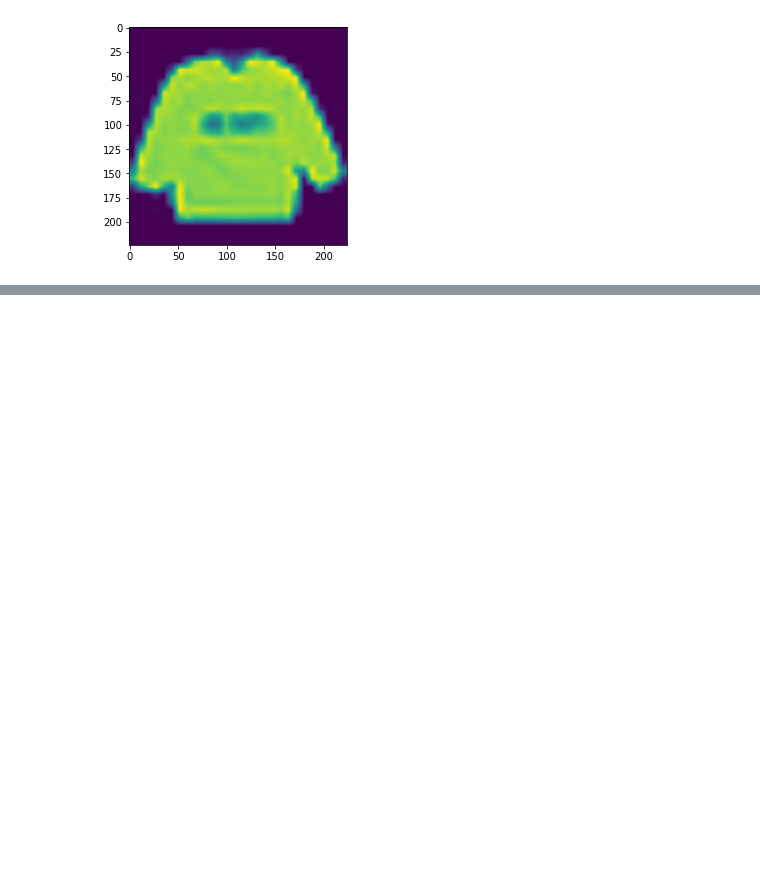
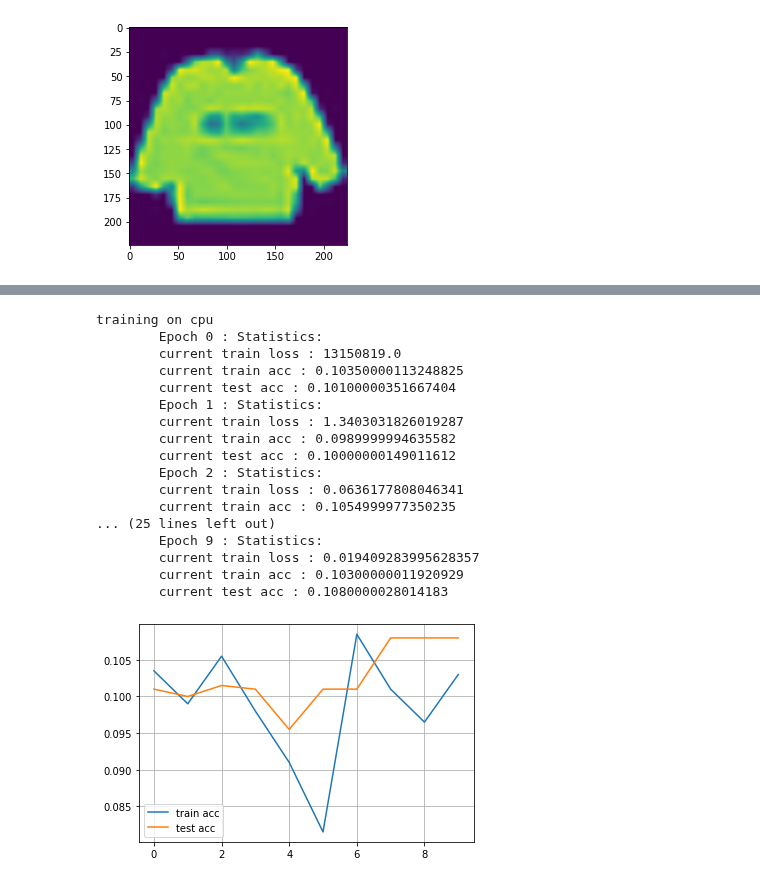
Before and after one commit to fanbyprinciple/d2l-fanbyprinciple, a Jupyter notebook: ch7_modern_convolutional_networks/implementing-cnns-in-the-name-of-fashion.ipynb, the cells around one changed output, grey strips where cells are left out. Drawn from its saved outputs; the diff is of its cells as text; code cells hidden in the pictures; blank space fills up the shorter version.

Commit message:
still stuck with alex net not training

```diff
--- a/ch7_modern_convolutional_networks/implementing-cnns-in-the-name-of-fashion.ipynb
+++ b/ch7_modern_convolutional_networks/implementing-cnns-in-the-name-of-fashion.ipynb
@@ -192,7 +199,7 @@ def full_accuracy(net, data_iter):
             total_acc += accuracy(y_hat, y)
             total_num += y.numel()
 
-    return acc_value/total_num
+    return total_acc/total_num
 # %%
 def train_net(net, train_dataloader, test_dataloader, lr, num_apochs=10):
 
@@ -218,20 +225,27 @@ def train_net(net, train_dataloader, test_dataloader, lr, num_apochs=10):
     for epoch in range(num_epochs):
         acc_value = 0
         total_number = 0
-        loss_value = 0
+        total_loss= 0
         for X,y in train_dataloader:
             X = X.to(device)
             y = y.to(device)
 
             y_hat = net(X)
             l = loss(y_hat, y)
-            loss_value += l
+
+            optimizer.zero_grad()
+            l.backward()
+            optimizer.step()
+
+            total_loss += l
             acc_value += accuracy(y_hat, y)
             total_number += y.numel()
 
+#             print(l * X.shape[0], y.numel())
+
         with torch.no_grad():
 
-            print("\tStatistics:")
+            print(f"\tEpoch {epoch} : Statistics: ")
             print(f'\tcurrent train loss : {float(total_loss/total_number)}')
             print(f'\tcurrent train acc : {float(acc_value/total_number)}')
             print(f'\tcurrent test acc : {float(full_accuracy(net, test_dataloader))}')
@@ -241,7 +255,7 @@ def train_net(net, train_dataloader, test_dataloader, lr, num_apochs=10):
             test_acc.append(float(full_accuracy(net, test_dataloader)))
             train_acc.append(float(acc_value/total_number))
 
-    plt.plot(range(num_epochs), train_loss, label = 'train loss')
+#     plt.plot(range(num_epochs), train_loss, label = 'train loss')
     plt.plot(range(num_epochs), train_acc, label = 'train acc')
     plt.plot(range(num_epochs), test_acc, label = 'test acc')
     plt.grid(True)
@@ -258,0 +275,10 @@ hmm I wonder how to makeit work!
+# %%
+# all these numbers and layers are defined in alexnet implementation
+alexnet_new = nn.Sequential(
+            nn.Conv2d(1, 96, kernel_size=11, stride=4), nn.ReLU(),
+            nn.MaxPool2d(kernel_size=3, stride=2),nn.Flatten(),
+
+            # best way to get this 6400 is after adding flatten just check for the size of tensor returned after flatten layer
+            nn.Linear(384, 120), nn.ReLU(), nn.Dropout(p=0.5),
+            nn.Linear(120, 10)
+)
@@ -258,0 +298,29 @@ hmm I wonder how to makeit work!
+# %%
+train_dataset = fashion_dataset(transforms=None)
+test_dataset = fashion_dataset(data_path="../input/fashionmnist/fashion-mnist_test.csv", transforms=None)
+batch_size=128
+train_dataloader = DataLoader(train_dataset, batch_size=batch_size,shuffle=True)
+test_dataloader = DataLoader(test_dataset,batch_size=batch_size, shuffle=False)
+# %%
+%%time
+lr , num_epochs = 0.5, 10
+train_net(alexnet_new, train_dataloader, test_dataloader, num_epochs, lr)
+# %% [output]
+training on cpu
+        Epoch 0 : Statistics:
+        current train loss : 13150819.0
+        current train acc : 0.10350000113248825
+        current test acc : 0.10100000351667404
+        Epoch 1 : Statistics:
+        current train loss : 1.3403031826019287
+        current train acc : 0.0989999994635582
+        current test acc : 0.10000000149011612
+        Epoch 2 : Statistics:
+        current train loss : 0.0636177808046341
+        current train acc : 0.1054999977350235
+... (25 lines left out)
+        Epoch 9 : Statistics:
+        current train loss : 0.019409283995628357
+        current train acc : 0.10300000011920929
+        current test acc : 0.1080000028014183
+[figure, added]
```
Also changed, not shown: parts of 14 cells of this notebook, 3 other files.
